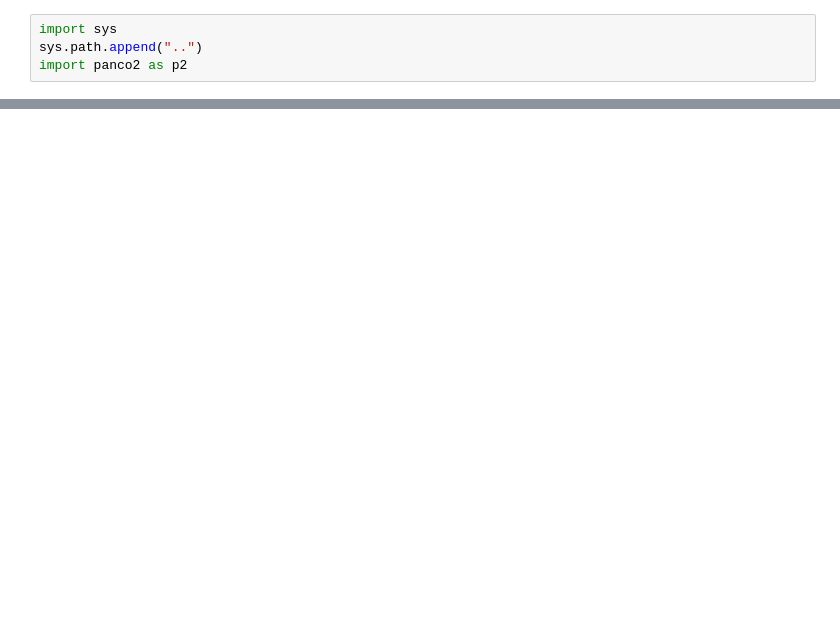
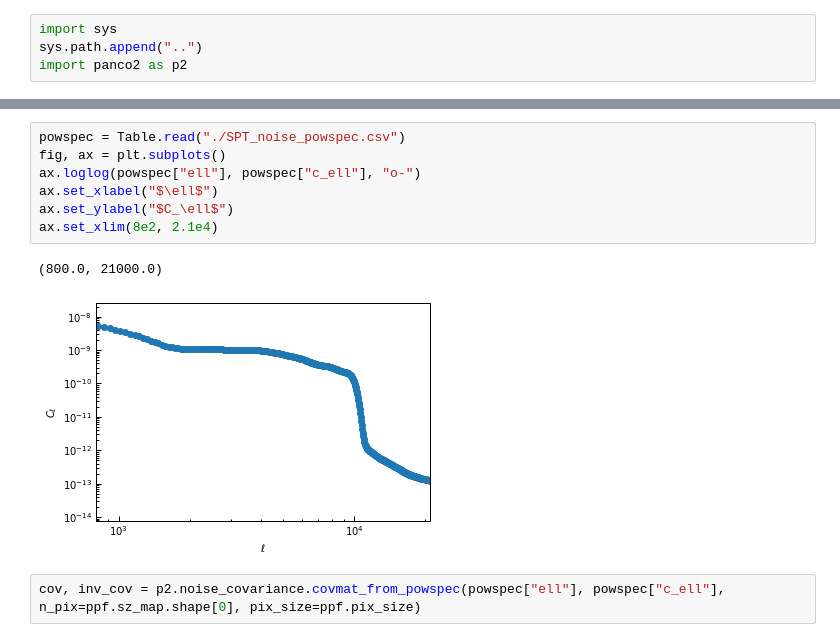
Before and after one commit to fkeruzore/panco2, a Jupyter notebook: docs/source/notebooks/example_covmat.ipynb, the cells around one changed output, grey strips where cells are left out. Drawn from its saved outputs; the diff is of its cells as text; blank space fills up the shorter version.

Commit message:
add covariance notebook to doc

```diff
--- a/docs/source/notebooks/example_covmat.ipynb
+++ b/docs/source/notebooks/example_covmat.ipynb
@@ -150,0 +49,12 @@ fig.savefig(f"{path}/pressure_profile.pdf")
+# %%
+powspec = Table.read("./SPT_noise_powspec.csv")
+fig, ax = plt.subplots()
+ax.loglog(powspec["ell"], powspec["c_ell"], "o-")
+ax.set_xlabel("$\ell$")
+ax.set_ylabel("$C_\ell$")
+ax.set_xlim(8e2, 2.1e4)
+# %% [output]
+(800.0, 21000.0)
+[figure, added]
+# %%
+cov, inv_cov = p2.noise_covariance.covmat_from_powspec(powspec["ell"], powspec["c_ell"], n_pix=ppf.sz_map.shape[0], pix_size=ppf.pix_size)
```
Also changed, not shown: parts of 42 cells of this notebook, 1 other file.
